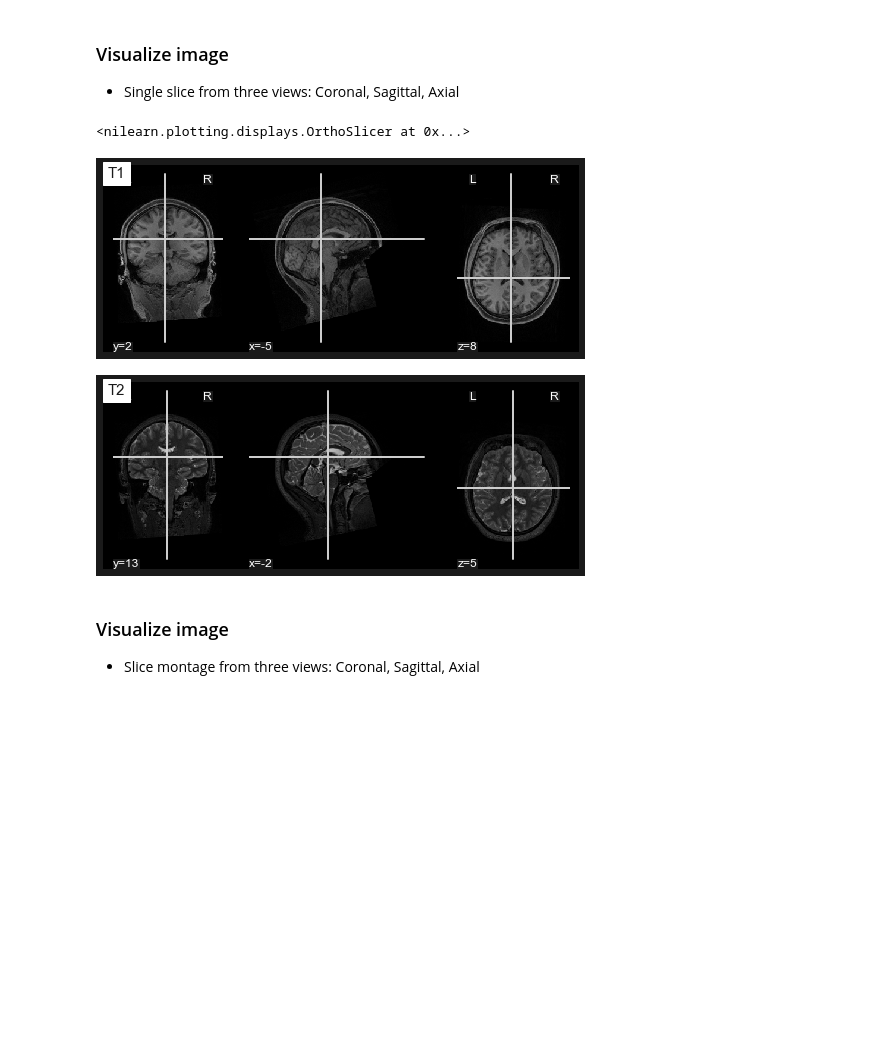
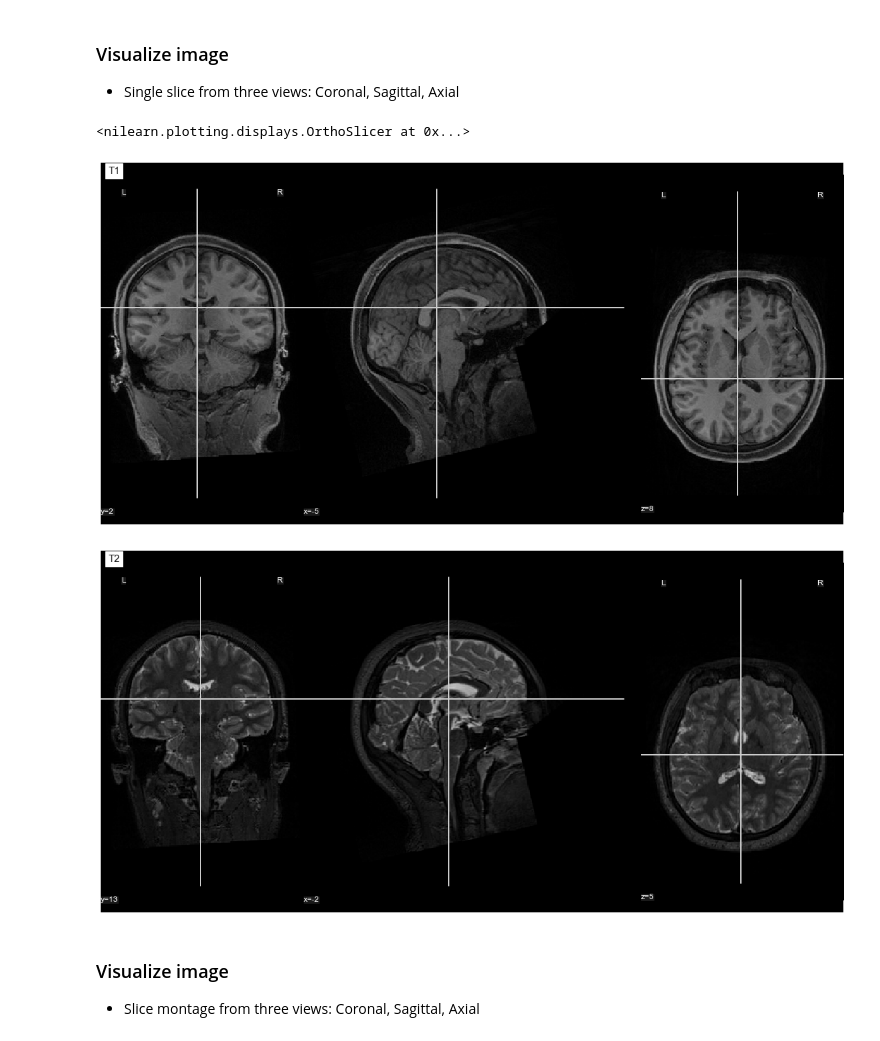
Before and after one commit to fishtree-attempt/SDC-BIDS-sMRI, a Jupyter notebook: code/1_sMRI_modalities.ipynb, the cells around one changed output. Saved outputs shown, nothing was run; the diff lists cells and outputs as text; code cells hidden in the pictures; blank space fills up the shorter version.

Commit message:
minor changes to figures

```diff
--- a/code/1_sMRI_modalities.ipynb
+++ b/code/1_sMRI_modalities.ipynb
@@ -152,12 +148,15 @@ T2 image path: ../local_data/1_sMRI_modalities/craving_sub-SAXSISO01b_T2w.nii.gz
 ### Visualize image
  - Single slice from three views: Coronal, Sagittal, Axial
 # %%
-plotting.plot_anat(T1_filename, title="T1", vmax=500)
-plotting.plot_anat(T2_filename, title="T2", vmax=300)
+fig, ax1 = plt.subplots(figsize=(20,10))
+plotting.plot_anat(T1_filename, title="T1", vmax=500, axes=ax1)
+
+fig, ax2 = plt.subplots(figsize=(20,10))
+plotting.plot_anat(T2_filename, title="T2", vmax=300, axes=ax2)
 # %% [output]
 <nilearn.plotting.displays.OrthoSlicer at 0x...>
-[figure, old version]
+[figure, new version]
-[figure, old version]
+[figure, new version]
 # %% [markdown]
 ### Visualize image
  - Slice montage from three views: Coronal, Sagittal, Axial
```
Also changed, not shown: parts of 3 cells of this notebook, 8 other files.
